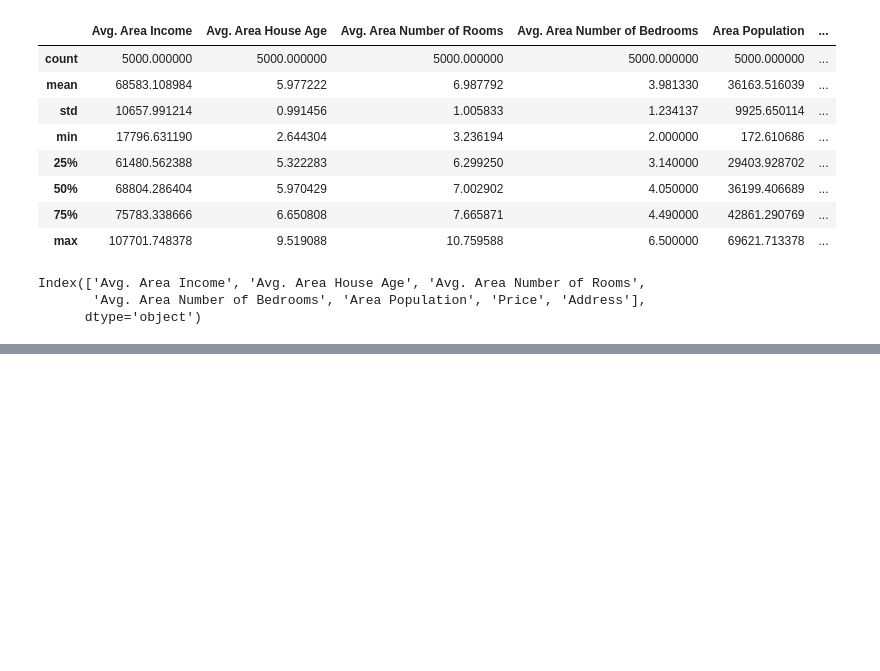
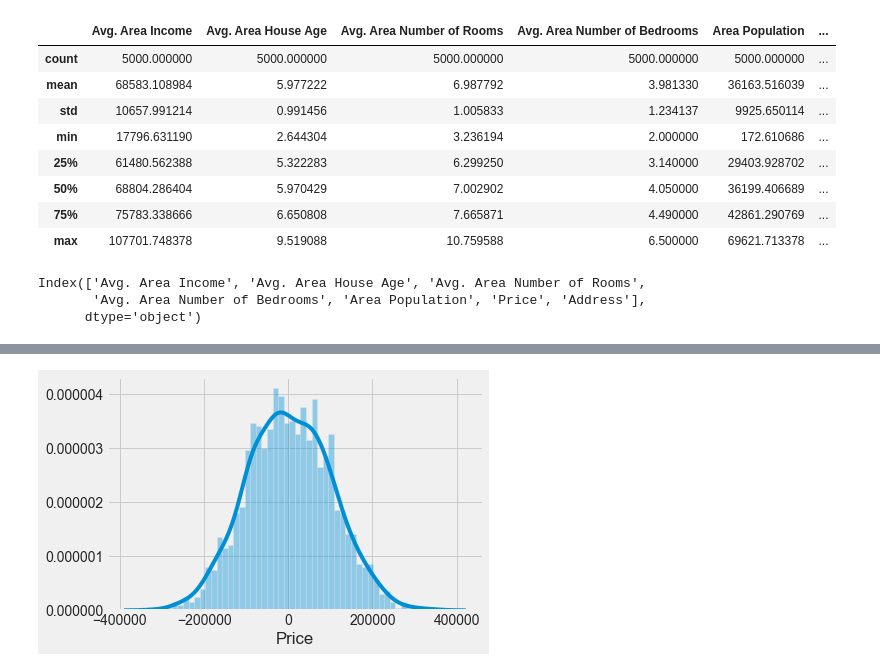
Before and after one commit to meriembader/House_Price, a Jupyter notebook: LinearRegression.ipynb, the cells around one changed output, grey strips where cells are left out. Drawn from its saved outputs; the diff is of its cells as text; code cells hidden in the pictures; blank space fills up the shorter version.

```diff
--- a/LinearRegression.ipynb
+++ b/LinearRegression.ipynb
@@ -54,0 +127,4 @@ Index(['Avg. Area Income', 'Avg. Area House Age', 'Avg. Area Number of Rooms',
+# %%
+sns.distplot((y_test - pred), bins=50);
+# %% [output]
+[figure, added]
```
Also changed, not shown: parts of 24 cells of this notebook, 1 other file.
